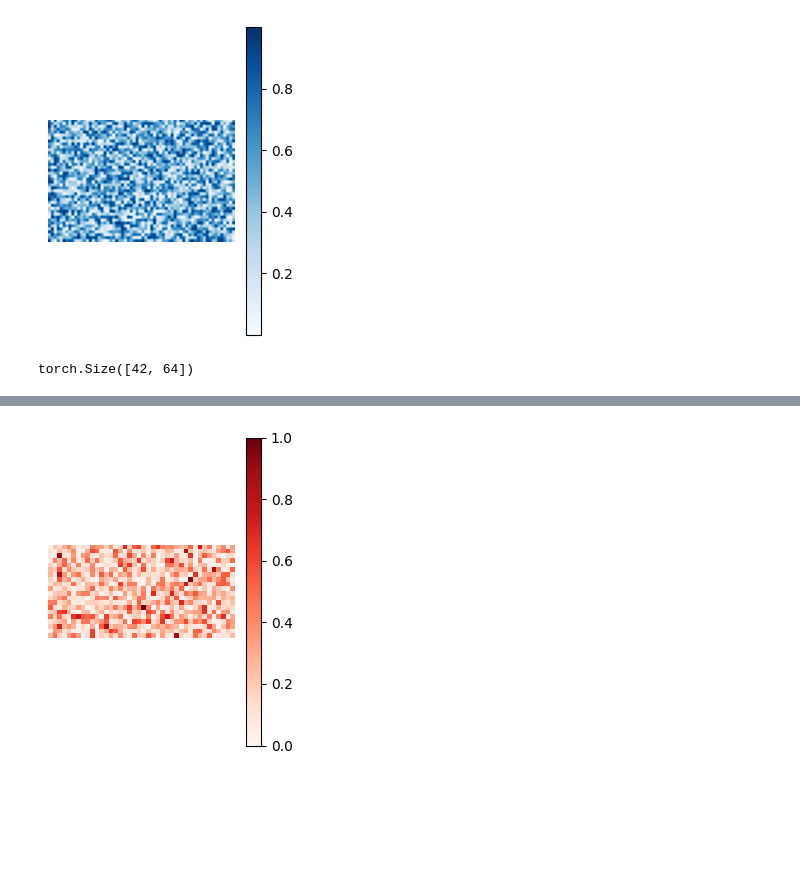
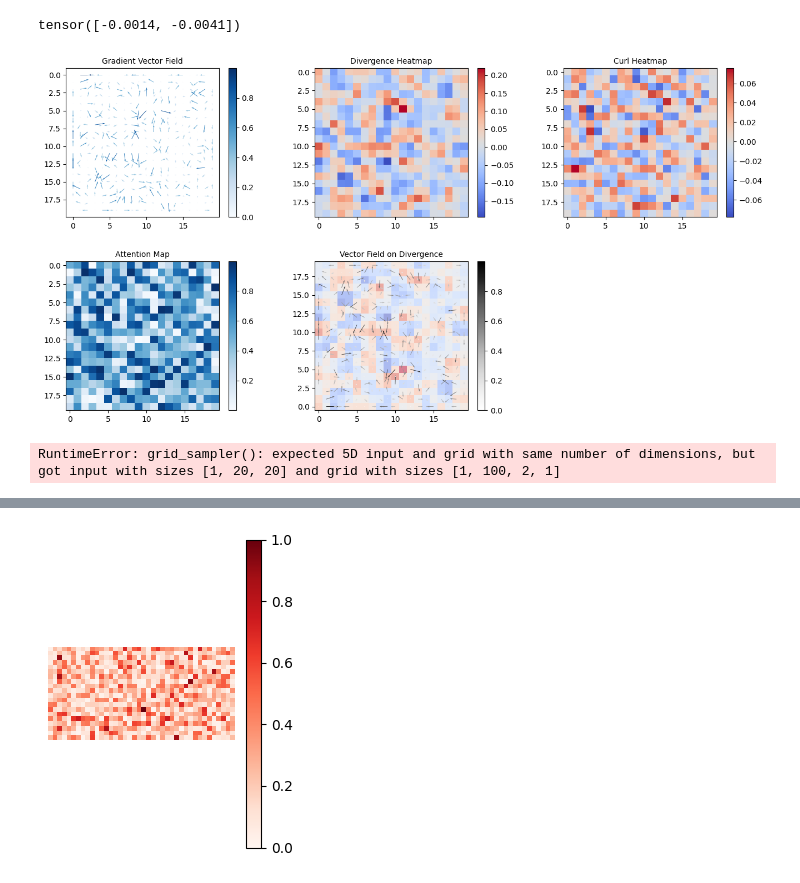
Before and after one commit to aadeoye911/CompASS, a Jupyter notebook: composition_rules.ipynb, the cells around one changed output, grey strips where cells are left out. Drawn from its saved outputs; the diff is of its cells as text; code cells hidden in the pictures; blank space fills up the shorter version.

```diff
--- a/composition_rules.ipynb
+++ b/composition_rules.ipynb
@@ -105,5 +31,0 @@ plt.show()
-# %%
-grad_x = grad_x.unsqueeze(0)
-grad_y = grad_y.unsqueeze(0)
-gradients = torch.stack([grad_x, grad_y], dim=1)
-print(gradients.shape)
@@ -301,13 +31,0 @@ assert torch.allclose(curl, curl_2, atol=1e-6), "Divergence tensors do not match
-# %%
-H, W = 42, 64  # Image dimensions
-saliency_map = torch.rand((H, W), device="cpu").to(dtype=torch.float32)  # Simulated saliency map
-visualise_attn(saliency_map)
-# saliency_map = generate_gradient(H=H, W=W)
-saliency_map = saliency_map.to(dtype=torch.float32)
-
-# Compute gradients, divergence, and curl
-grad_x, grad_y = compute_gradients(saliency_map)
-print(grad_x.shape)
-# %% [output]
-[figure, removed]
-torch.Size([42, 64])
@@ -313,0 +36,25 @@ torch.Size([42, 64])
+# %%
+H, W = 20, 20
+# attn_map = generate_radial_pattern(H=H, W=W)
+attn_map = generate_noise(H=H, W=W)
+# attn_map = torch.randn(H, W)
+# %%
+# attn_norm = minmax_normalization(attn_map)
+# attn_norm = softmax_normalization(attn_map)
+attn_map = attn_map.to(dtype=torch.float32)
+attn_norm = z_normalization(attn_map)
+
+# attn_prob = torch.exp(-(1 - attn_norm) / 2) # GAUSS METHOD
+attn_prob = torch.sigmoid(attn_norm)
+gradients = compute_gradients(attn_prob, filter="prewitt")
+div, curl = compute_divergence_and_curl(gradients)
+
+
+# attn_prob = attn_map + torch.abs(torch.min(attn_norm)) # SHIFT METHOD
+# attn_prob = torch.clamp(attn_norm, min=0) # CLIP NEGATIVES
+# %%
+positions = generate_grid(H, W, normalize=True, aspect_aware=True)
+centroid = compute_map_centroid(attn_prob, positions, percentile=100)
+print(centroid)
+# %% [output]
+tensor([-0.0014, -0.0041])
@@ -313,0 +137,29 @@ torch.Size([42, 64])
+# %%
+grad = gradients.squeeze(0)
+visualize_vector_field(grad[0], grad[1], div, curl, attn_map, step=1)
+# %% [output]
+[figure, added]
+# %%
+# Define a guideline path (e.g., diagonal y = x)
+t_steps = torch.linspace(-1, 1, steps=100)
+delta_x, delta_y = get_grid_step_size(H, W, uniform=True)
+x_path = t_steps * delta_x
+y_path = t_steps * delta_y
+
+Fx, Fy = gradients[:, 0], gradients[:, 1]  # Split into components
+path_coords = torch.stack([x_path, y_path], dim=-1).view(1, -1, 1, 2).unsqueeze(-1)  # Shape [1, num_points, 1, 2]
+
+# Interpolate vector field at path points
+Fx_path = F.grid_sample(Fx, path_coords, align_corners=True, mode='bilinear').squeeze()
+Fy_path = F.grid_sample(Fy, path_coords, align_corners=True, mode="bilinear").squeeze()
+
+# Compute differentials along the path
+dx = torch.gradient(x_path)[0]
+dy = torch.gradient(y_path)[0]
+
+# Compute the line integral
+line_integral = torch.sum(Fx_path * dx + Fy_path * dy)
+
+print(f"Line Integral along diagonal: {line_integral.item():.4f}")
+# %% [output]
+RuntimeError: grid_sampler(): expected 5D input and grid with same number of dimensions, but got input with sizes [1, 20, 20] and grid with sizes [1, 100, 2, 1]
```
Also changed, not shown: parts of 15 cells of this notebook, 1 other file.
